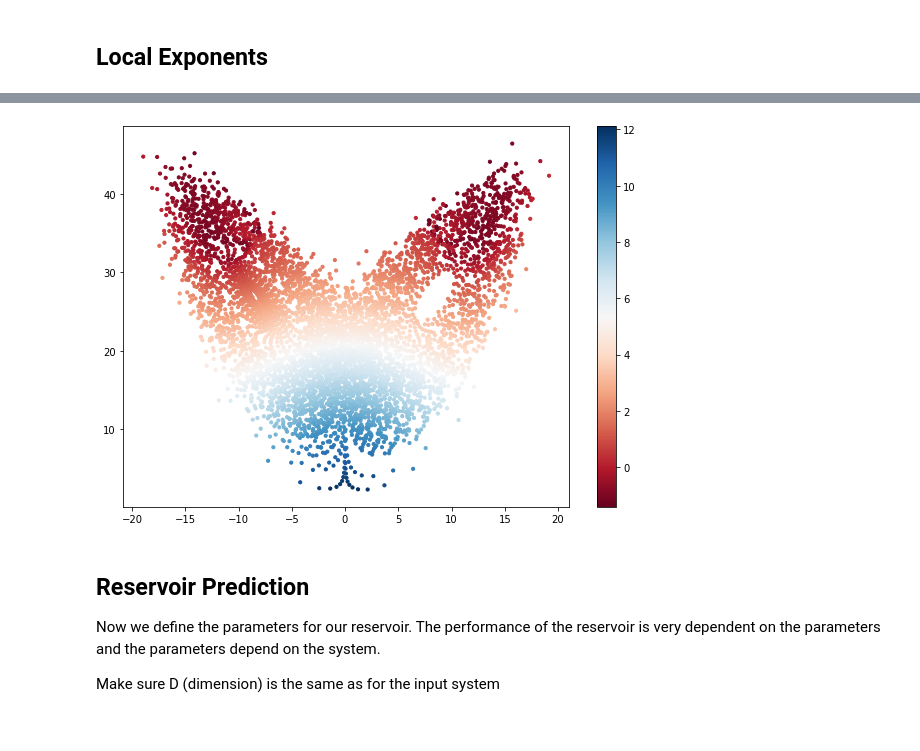
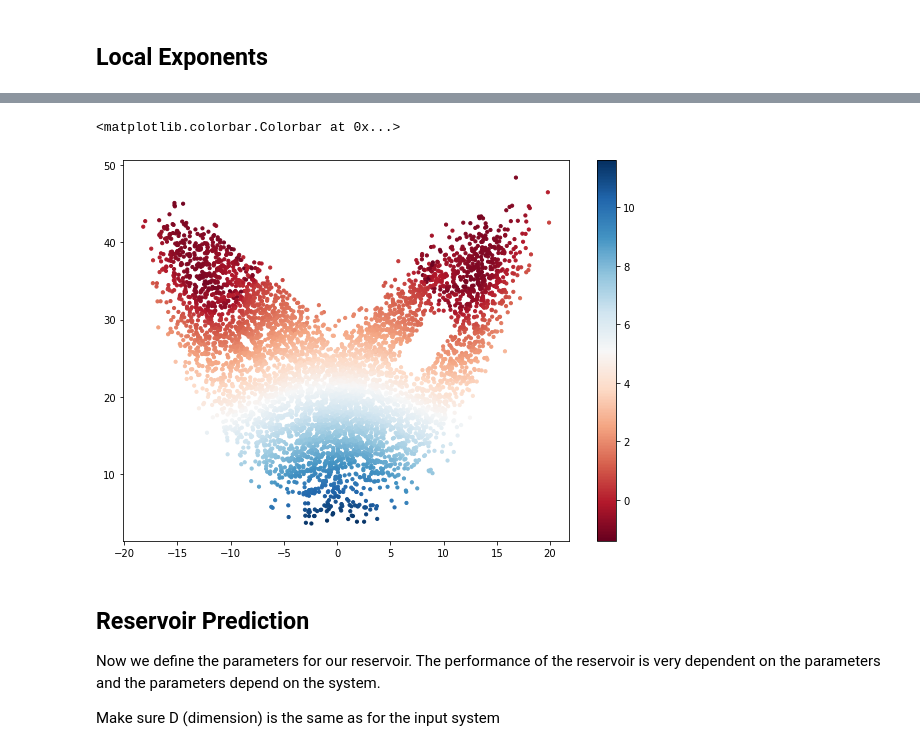
Before and after one commit to japlatt/reservoir, a Jupyter notebook: examples/Example_Lorenz_63.ipynb, the cells around one changed output, grey strips where cells are left out. Cells and saved outputs as stored; diff of their text form; code cells hidden in the pictures.

```diff
--- a/examples/Example_Lorenz_63.ipynb
+++ b/examples/Example_Lorenz_63.ipynb
@@ -106,7 +111,7 @@ lor63sys.getKYDim()
 L = 2
 dt = 0.05
 skip = 50
-scat = u[::skip]
+scat = u[np.random.choice(u.shape[0], u.shape[0]//skip, replace = False)]
 LE = lor63sys.localExp(scat, L, dt, multi = True)
 fig = plt.figure(figsize = (10, 7))
 plt.scatter(scat[:, 0], scat[:, 2], s = 10, c = LE[:, 0], cmap = 'RdBu')
@@ -116,4 +122,5 @@ plt.colorbar()
+<matplotlib.colorbar.Colorbar at 0x...>
-[figure, old version]
+[figure, new version]
 # %% [markdown]
 ## Reservoir Prediction
 
```
Also changed, not shown: parts of 24 cells of this notebook, 3 other files.
